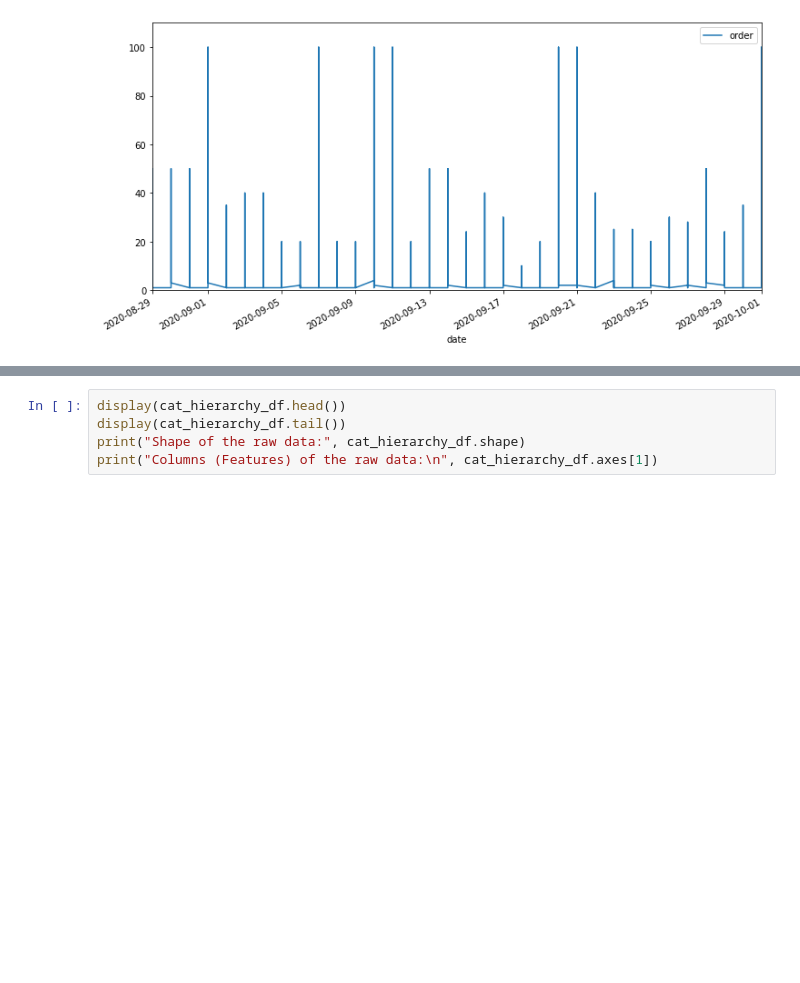
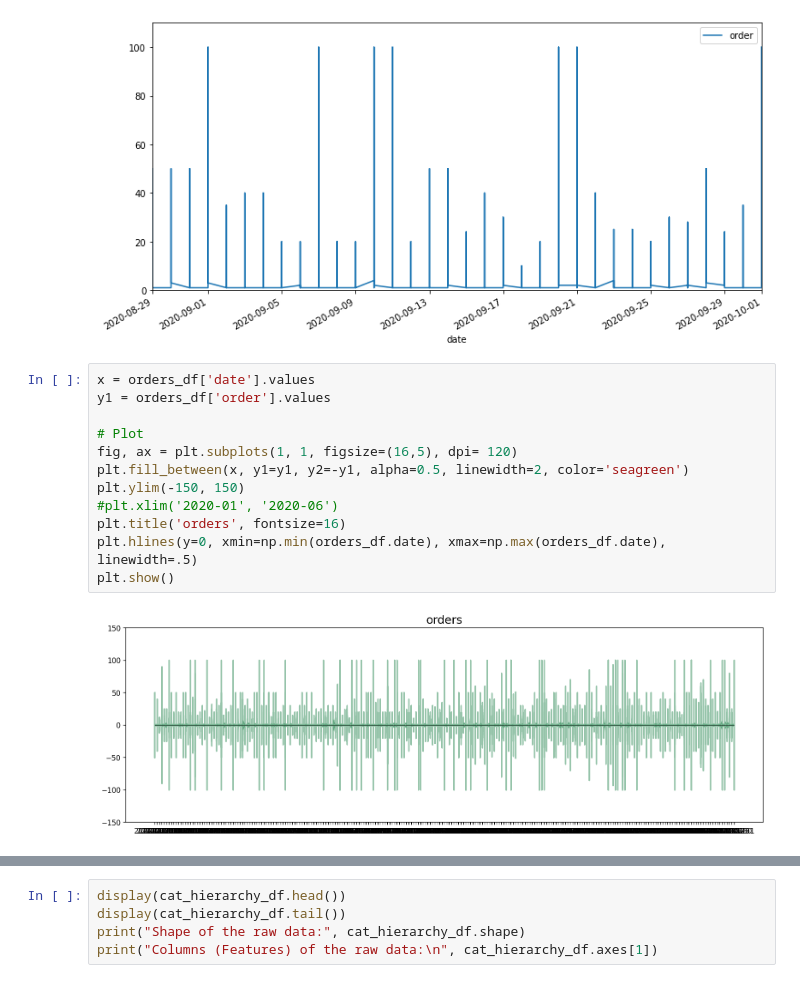
Before and after one commit to PetSchwind/DMC2022, a Jupyter notebook: notebooks/preprocessing.ipynb, the cells around one changed output, grey strips where cells are left out. Saved outputs shown, nothing was run; the diff lists cells and outputs as text; blank space fills up the shorter version.

```diff
--- a/notebooks/preprocessing.ipynb
+++ b/notebooks/preprocessing.ipynb
@@ -290,3 +289,17 @@ plt.show()
 # from prev. plot no specific pattern was noticed.
 # %% [output]
 [figure]
+# %%
+x = orders_df['date'].values
+y1 = orders_df['order'].values
+
+# Plot
+fig, ax = plt.subplots(1, 1, figsize=(16,5), dpi= 120)
+plt.fill_between(x, y1=y1, y2=-y1, alpha=0.5, linewidth=2, color='seagreen')
+plt.ylim(-150, 150)
+#plt.xlim('2020-01', '2020-06')
+plt.title('orders', fontsize=16)
+plt.hlines(y=0, xmin=np.min(orders_df.date), xmax=np.max(orders_df.date), linewidth=.5)
+plt.show()
+# %% [output]
+[figure, added]
```
Also changed, not shown: parts of 16 cells of this notebook.
